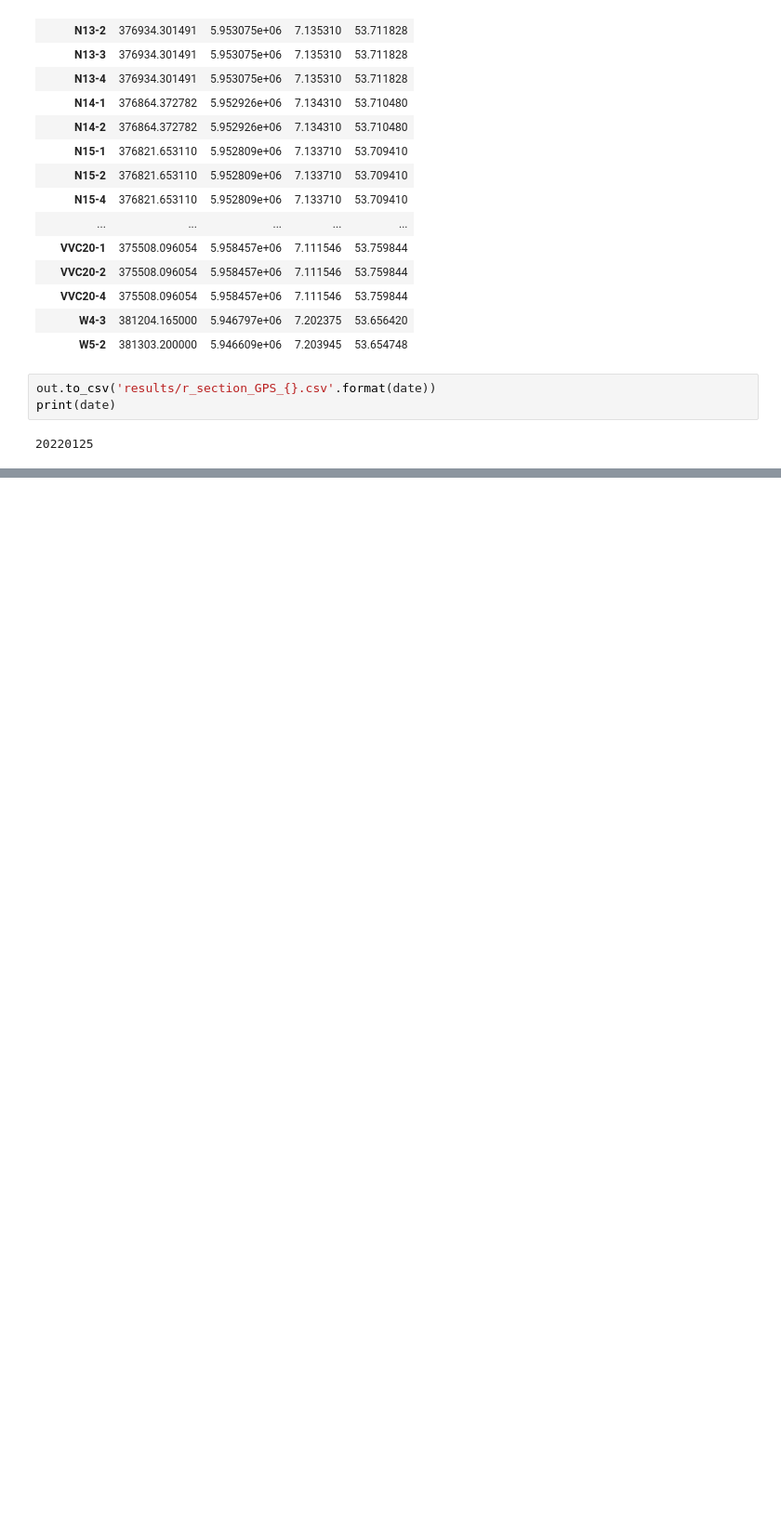
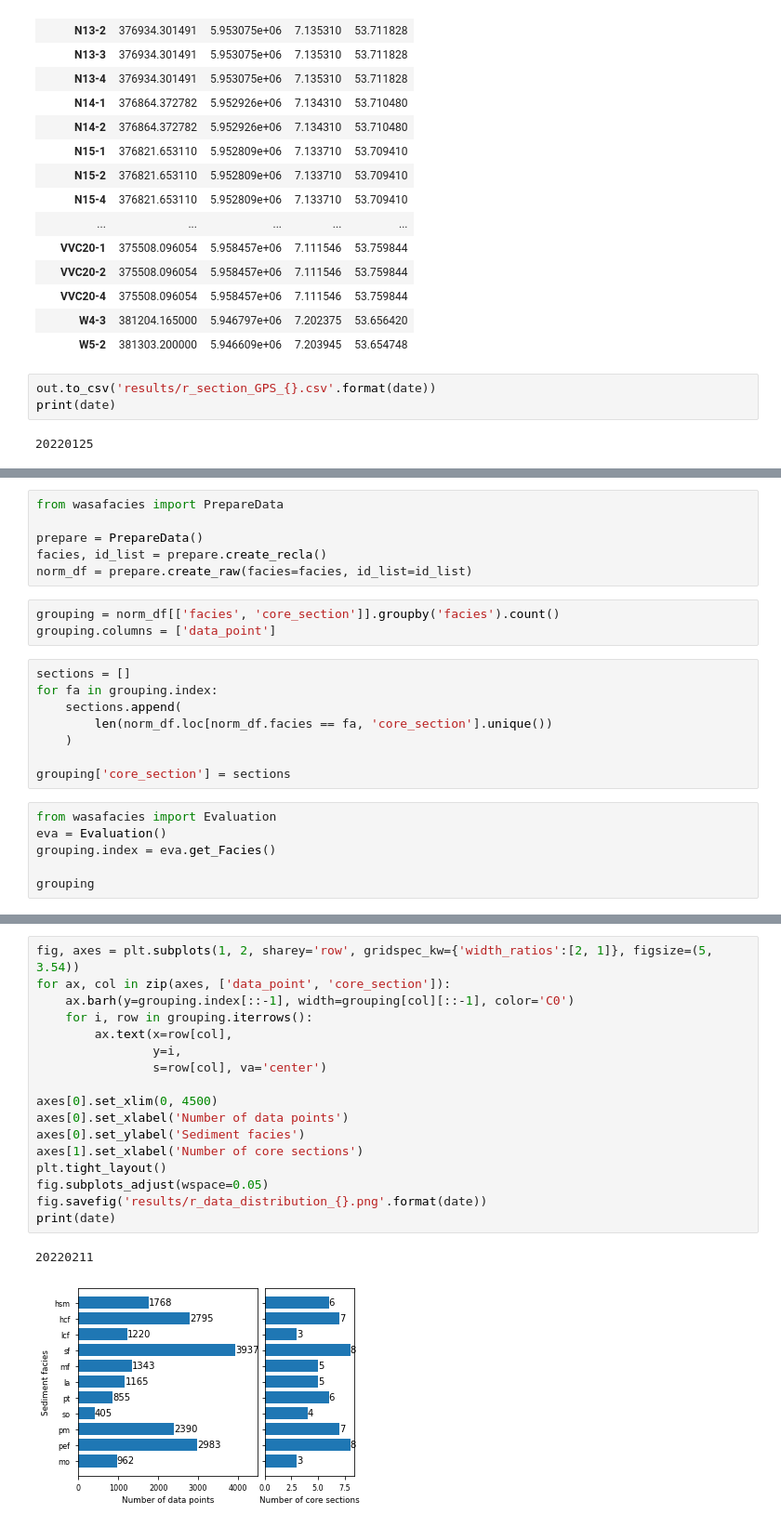
Before and after one commit to dispink/WASA-faciesXRF, a Jupyter notebook: prepare_paper_02.ipynb, the cells around one changed output, grey strips where cells are left out. Shown at 93% size. Drawn from its saved outputs; the diff is of its cells as text; blank space fills up the shorter version.

Commit message:
Modify new figures
Outputs:
r_y_roll_bysection_20220211_1.png
r_y_roll_bysection_20220211_2.png
r_data_distribution_20220211.png
	modified:   prepare_paper_02.ipynb

```diff
--- a/prepare_paper_02.ipynb
+++ b/prepare_paper_02.ipynb
@@ -103,0 +107,23 @@ print(date)
+# %%
+from wasafacies import PrepareData
+
+prepare = PrepareData()
+facies, id_list = prepare.create_recla()
+norm_df = prepare.create_raw(facies=facies, id_list=id_list)
+# %%
+grouping = norm_df[['facies', 'core_section']].groupby('facies').count()
+grouping.columns = ['data_point']
+# %%
+sections = []
+for fa in grouping.index:
+    sections.append(
+        len(norm_df.loc[norm_df.facies == fa, 'core_section'].unique())
+    )
+
+grouping['core_section'] = sections
+# %%
+from wasafacies import Evaluation
+eva = Evaluation()
+grouping.index = eva.get_Facies()
+
+grouping
@@ -103,0 +143,20 @@ print(date)
+# %%
+fig, axes = plt.subplots(1, 2, sharey='row', gridspec_kw={'width_ratios':[2, 1]}, figsize=(5, 3.54))
+for ax, col in zip(axes, ['data_point', 'core_section']):
+    ax.barh(y=grouping.index[::-1], width=grouping[col][::-1], color='C0')
+    for i, row in grouping.iterrows():
+        ax.text(x=row[col],
+                y=i,
+                s=row[col], va='center')
+
+axes[0].set_xlim(0, 4500)
+axes[0].set_xlabel('Number of data points')
+axes[0].set_ylabel('Sediment facies')
+axes[1].set_xlabel('Number of core sections')
+plt.tight_layout()
+fig.subplots_adjust(wspace=0.05)
+fig.savefig('results/r_data_distribution_{}.png'.format(date))
+print(date)
+# %% [output]
+20220211
+[figure, added]
```
Also changed, not shown: parts of 11 cells of this notebook.
